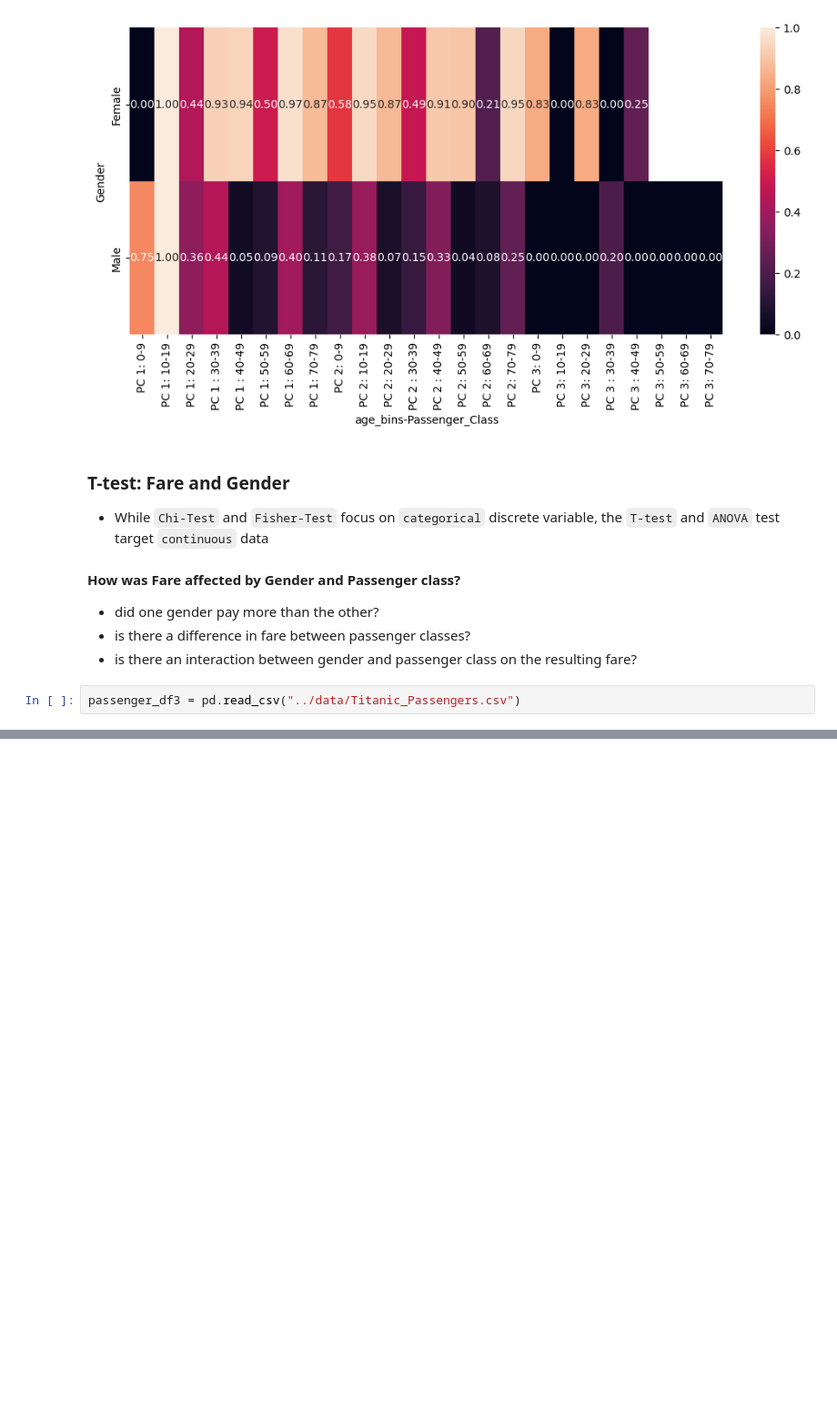
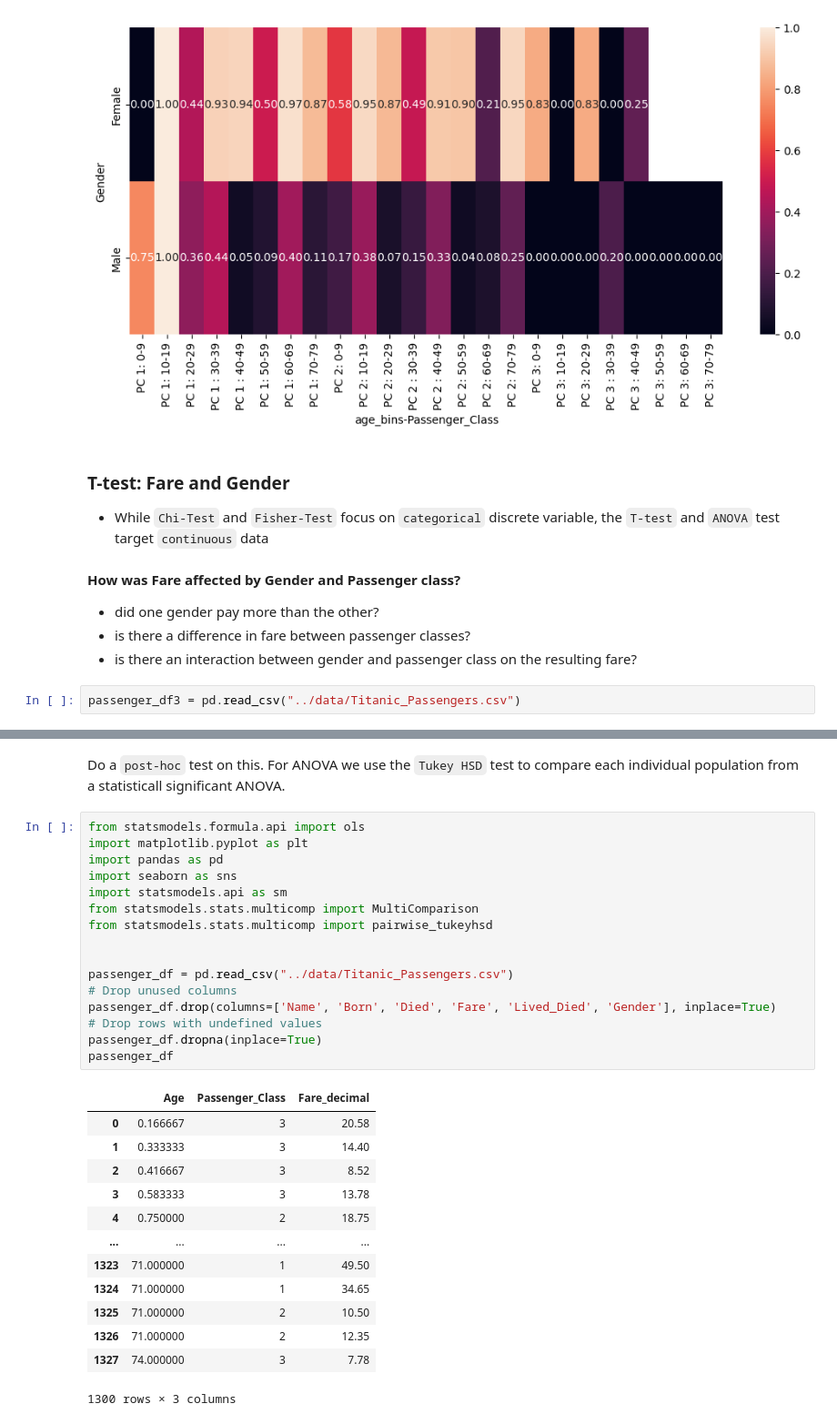
Before and after one commit to CS4580/my-notes-Komperda, a Jupyter notebook: module_7/inferential_stats.ipynb, the cells around one changed output, grey strips where cells are left out. Shown at 91% size. Cells and saved outputs as stored; diff of their text form; blank space fills up the shorter version.

```diff
--- a/module_7/inferential_stats.ipynb
+++ b/module_7/inferential_stats.ipynb
@@ -413,0 +506,32 @@ passenger_df3 = pd.read_csv("../data/Titanic_Passengers.csv")
+# %% [markdown]
+Do a `post-hoc` test on this. For ANOVA we use the `Tukey HSD` test to compare each individual population from a statisticall significant ANOVA.
+# %%
+from statsmodels.formula.api import ols
+import matplotlib.pyplot as plt
+import pandas as pd
+import seaborn as sns
+import statsmodels.api as sm
+from statsmodels.stats.multicomp import MultiComparison
+from statsmodels.stats.multicomp import pairwise_tukeyhsd
+
+
+passenger_df = pd.read_csv("../data/Titanic_Passengers.csv")
+# Drop unused columns
+passenger_df.drop(columns=['Name', 'Born', 'Died', 'Fare', 'Lived_Died', 'Gender'], inplace=True)
+# Drop rows with undefined values
+passenger_df.dropna(inplace=True)
+passenger_df
+# %% [output]
+|  | Age | Passenger_Class | Fare_decimal |
+| 0 | 0.166667 | 3 | 20.58 |
+| 1 | 0.333333 | 3 | 14.40 |
+| 2 | 0.416667 | 3 | 8.52 |
+| 3 | 0.583333 | 3 | 13.78 |
+| 4 | 0.750000 | 2 | 18.75 |
+| ... | ... | ... | ... |
+| 1323 | 71.000000 | 1 | 49.50 |
+| 1324 | 71.000000 | 1 | 34.65 |
+| 1325 | 71.000000 | 2 | 10.50 |
+| 1326 | 71.000000 | 2 | 12.35 |
+| 1327 | 74.000000 | 3 | 7.78 |
+1300 rows × 3 columns
```
Also changed, not shown: parts of 15 cells of this notebook.
